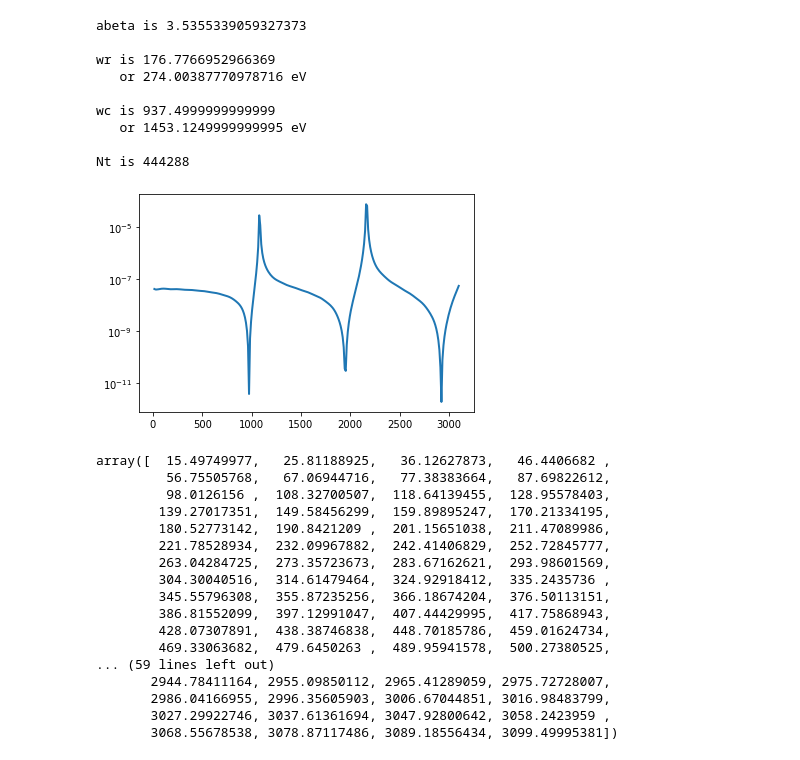
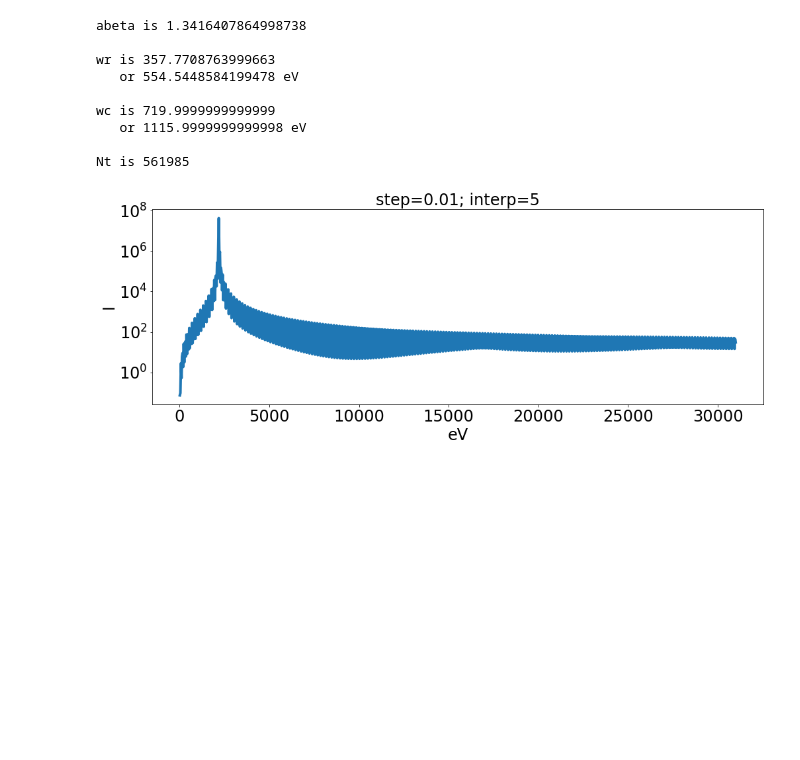
Before and after one commit to tianhongg/SIRC, a Jupyter notebook: SampleInput_II.ipynb, the cells around one changed output. Drawn from its saved outputs; the diff is of its cells as text; code cells hidden in the pictures; blank space fills up the shorter version.

```diff
--- a/SampleInput_II.ipynb
+++ b/SampleInput_II.ipynb
@@ -5,11 +5,11 @@ import matplotlib.pyplot as plt
 import math
 
 
-px0=25;
+px0=40;
 x0=0;
 
 py0=0;
-y0=1;
+y0=0.3;
 
 pz0=0;
 z=0;
@@ -54,49 +54,38 @@ def SaveAsH5(rank):
 
     f.close()
 # %% [output]
-abeta is 3.5355339059327373
+abeta is 1.3416407864998738
 
-wr is 176.7766952966369
-   or 274.00387770978716 eV
+wr is 357.7708763999663
+   or 554.5448584199478 eV
 
-wc is 937.4999999999999
-   or 1453.1249999999995 eV
+wc is 719.9999999999999
+   or 1115.9999999999998 eV
 
-Nt is 444288
+Nt is 561985
 # %%
 for i in range(4):
      SaveAsH5(i)
 # %%
 filename = 'Synchrotron_00004_.h5'
 hf = h5.File(filename, 'r')
 Ax = np.square(np.array(hf['Ax_R']))+np.square(np.array(hf['Ax_I']))
 Ay = np.square(np.array(hf['Ay_R']))+np.square(np.array(hf['Ay_I']))
 Az = np.square(np.array(hf['Az_R']))+np.square(np.array(hf['Az_I']))
 eng = np.array(hf['Energy[eV]'])
 I = Ay+Ax+Az
 I.shape
 fig, ax = plt.subplots()
 
-ax.plot(eng, (I[:,0,0,0]), linewidth=2.0)
+ax.plot(eng, (I[:,0,0,0]), linewidth=4.0)
+for label in (ax.get_xticklabels() + ax.get_yticklabels()):
+        label.set_fontsize(24)
+ax.set_xlabel('eV', fontsize=24)
+ax.set_ylabel('I', fontsize=24)
+fig.tight_layout()
+fig.set_size_inches(16, 6)
+ax.set_title('step=0.01; interp=5', fontsize=24)
 ax.set_yscale('log')
 plt.show()
-eng
 # %% [output]
-[figure, old version]
+[figure, new version]
-array([  15.49749977,   25.81188925,   36.12627873,   46.4406682 ,
-         56.75505768,   67.06944716,   77.38383664,   87.69822612,
-         98.0126156 ,  108.32700507,  118.64139455,  128.95578403,
-        139.27017351,  149.58456299,  159.89895247,  170.21334195,
-        180.52773142,  190.8421209 ,  201.15651038,  211.47089986,
-        221.78528934,  232.09967882,  242.41406829,  252.72845777,
-        263.04284725,  273.35723673,  283.67162621,  293.98601569,
-        304.30040516,  314.61479464,  324.92918412,  335.2435736 ,
-        345.55796308,  355.87235256,  366.18674204,  376.50113151,
-        386.81552099,  397.12991047,  407.44429995,  417.75868943,
-        428.07307891,  438.38746838,  448.70185786,  459.01624734,
-        469.33063682,  479.6450263 ,  489.95941578,  500.27380525,
-... (59 lines left out)
-       2944.78411164, 2955.09850112, 2965.41289059, 2975.72728007,
-       2986.04166955, 2996.35605903, 3006.67044851, 3016.98483799,
-       3027.29922746, 3037.61361694, 3047.92800642, 3058.2423959 ,
-       3068.55678538, 3078.87117486, 3089.18556434, 3099.49995381])
```
Also changed, not shown: 3 other files.
